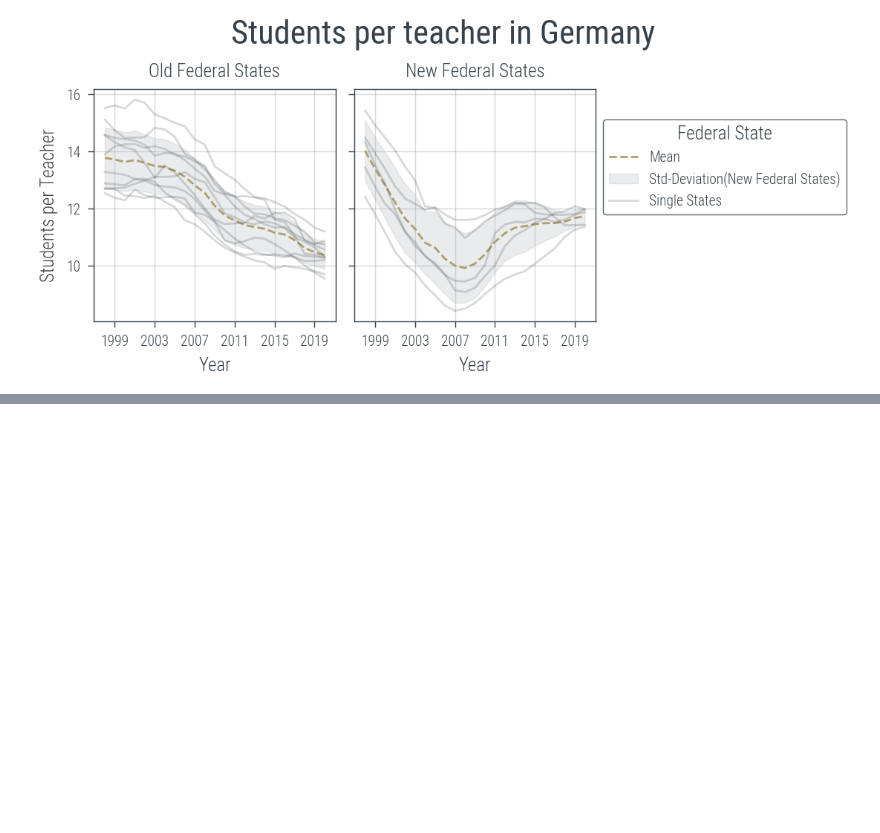
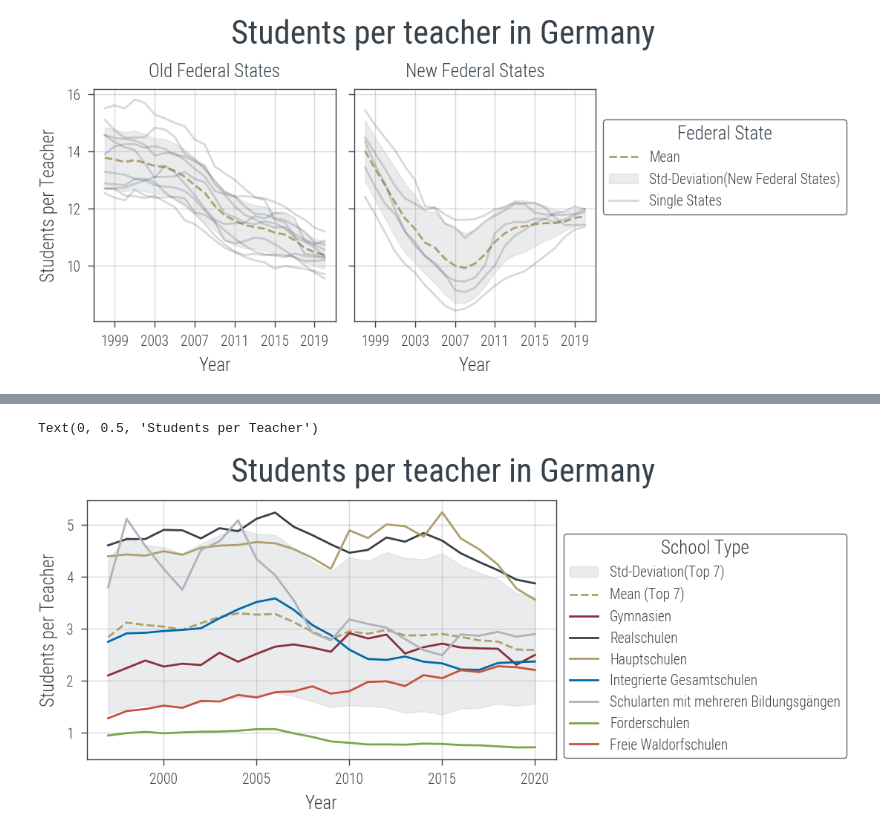
Before and after one commit to KarylReyne/DataLiteracyWS23, a Jupyter notebook: exp/TF-005-TeachersToChildren.ipynb, the cells around one changed output, grey strips where cells are left out. Saved outputs shown, nothing was run; the diff lists cells and outputs as text; code cells hidden in the pictures; blank space fills up the shorter version.

```diff
--- a/exp/TF-005-TeachersToChildren.ipynb
+++ b/exp/TF-005-TeachersToChildren.ipynb
@@ -1083,0 +1129,10 @@ State Berlin not in data
+# %%
+fig, ax = plt.subplots(1, 1, sharex=True, sharey=False)
+
+plot_students_per_teacher_by_type_by_contract(students_per_full_time, ax, MCS)
+ax.legend(title="School Type", bbox_to_anchor=(1, 0.9))
+fig.suptitle("Students per teacher in Germany", fontsize=16);
+ax.set_ylabel("Students per Teacher")
+# %% [output]
+Text(0, 0.5, 'Students per Teacher')
+[figure, added]
```
Also changed, not shown: parts of 11 cells of this notebook, 1 other file.
